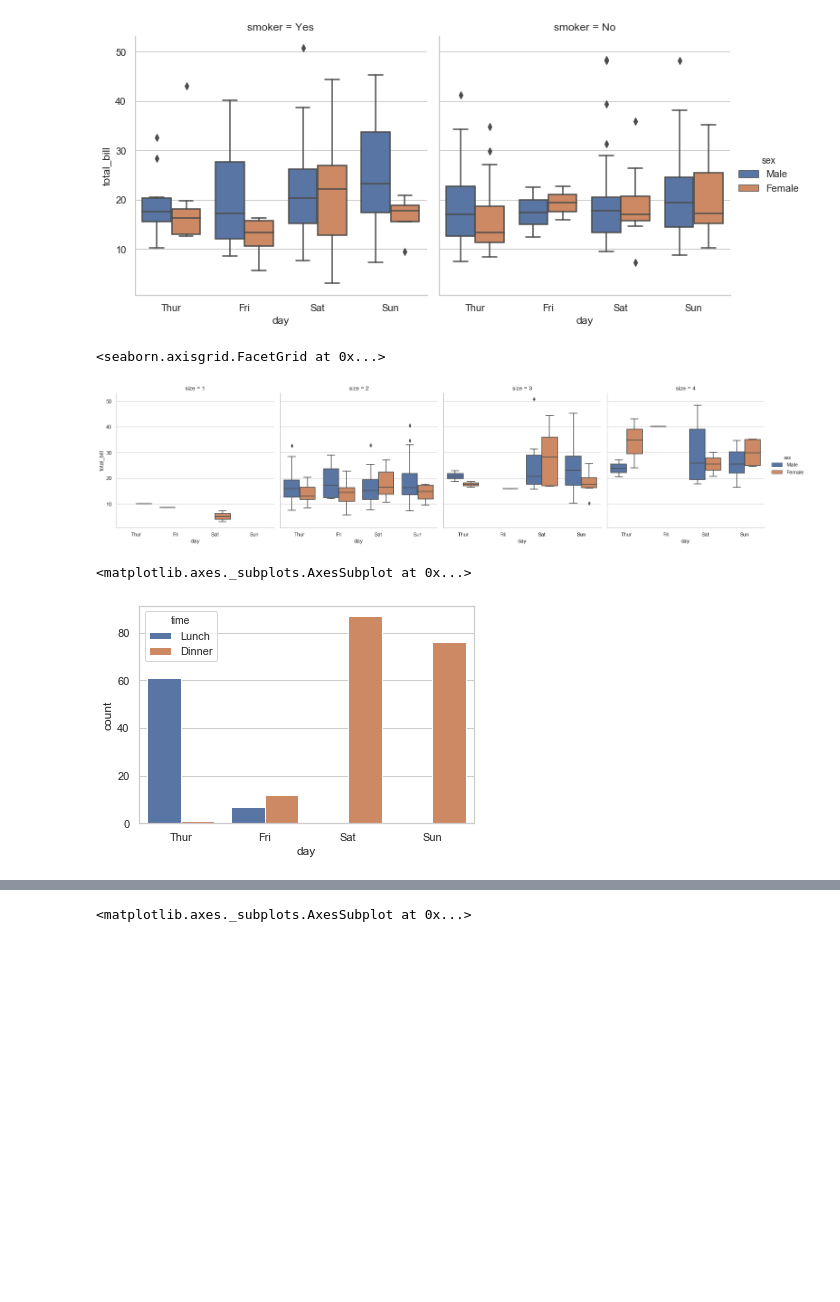
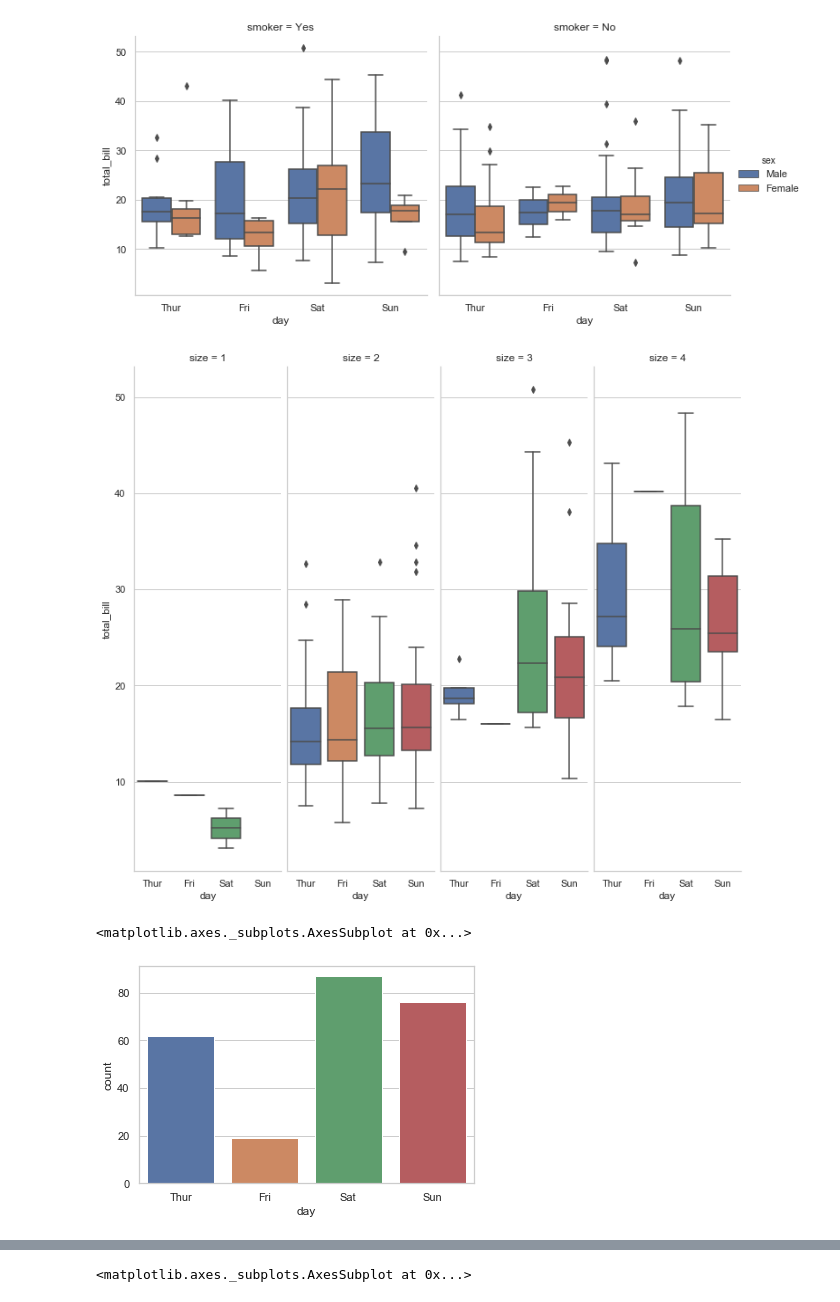
Before and after one commit to srikanthpragada/DS_01_OCT_2019, a Jupyter notebook: seaborn_demo.ipynb, the cells around one changed output, grey strips where cells are left out. Drawn from its saved outputs; the diff is of its cells as text; code cells hidden in the pictures; blank space fills up the shorter version.

```diff
--- a/seaborn_demo.ipynb
+++ b/seaborn_demo.ipynb
@@ -36,13 +36,13 @@ sns.catplot(x="day",y="total_bill",data=tips, hue="sex",col="smoker", kind='box'
 [figure]
 # %%
 seltips = tips[ tips['size'] <= 4]
-sns.catplot(x="day",y="total_bill",data=seltips, hue="sex",col="size", kind='box')
+sns.catplot(x="day",y="total_bill",data=seltips,col="size", kind='box')
+plt.gcf().set_size_inches(10,10)  # Change current figure size
 # %% [output]
-<seaborn.axisgrid.FacetGrid at 0x...>
-[figure, old version]
+[figure, new version]
 # %%
-sns.countplot(x="day",data=tips,hue="time", orient='h')
+sns.countplot(x="day",data=tips)
 # %% [output]
 <matplotlib.axes._subplots.AxesSubplot at 0x...>
-[figure, old version]
+[figure, new version]
 # %%
```
Also changed, not shown: parts of 20 cells of this notebook, 1 other file.
